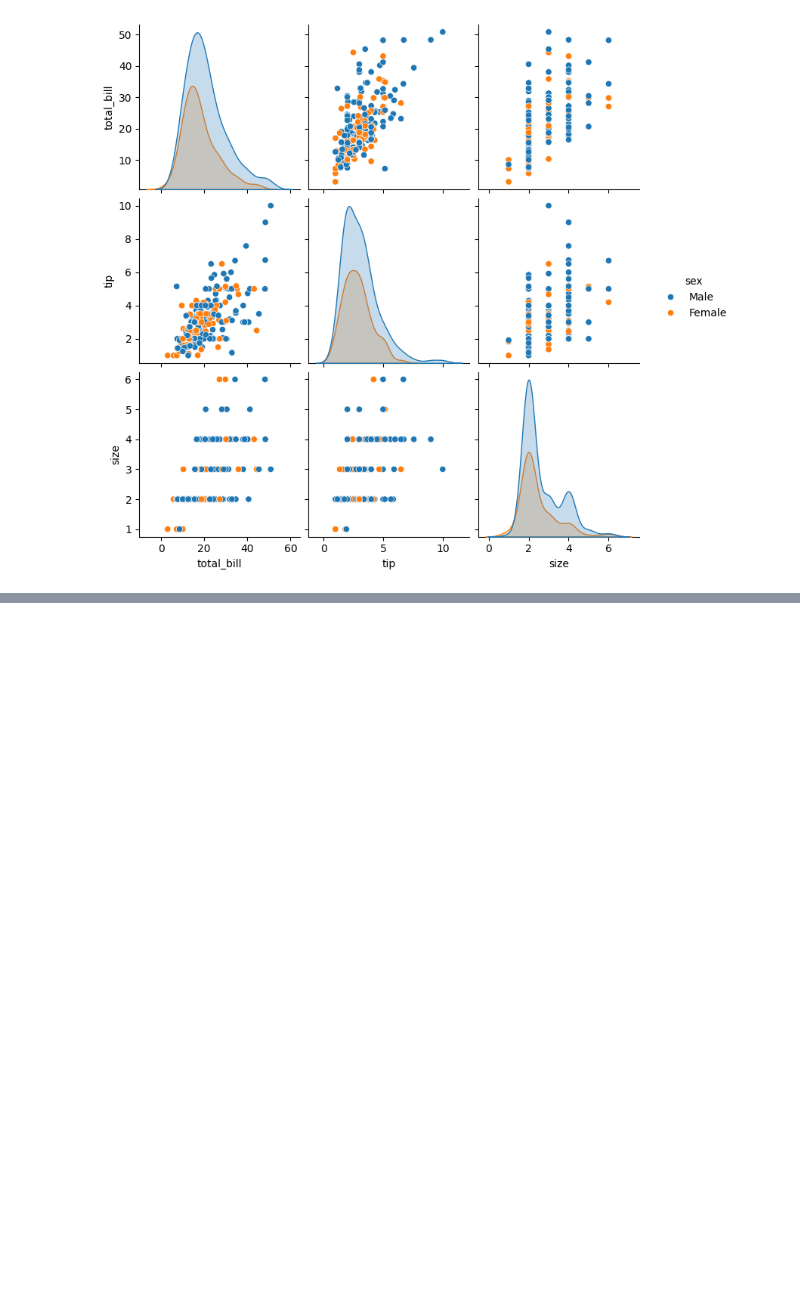
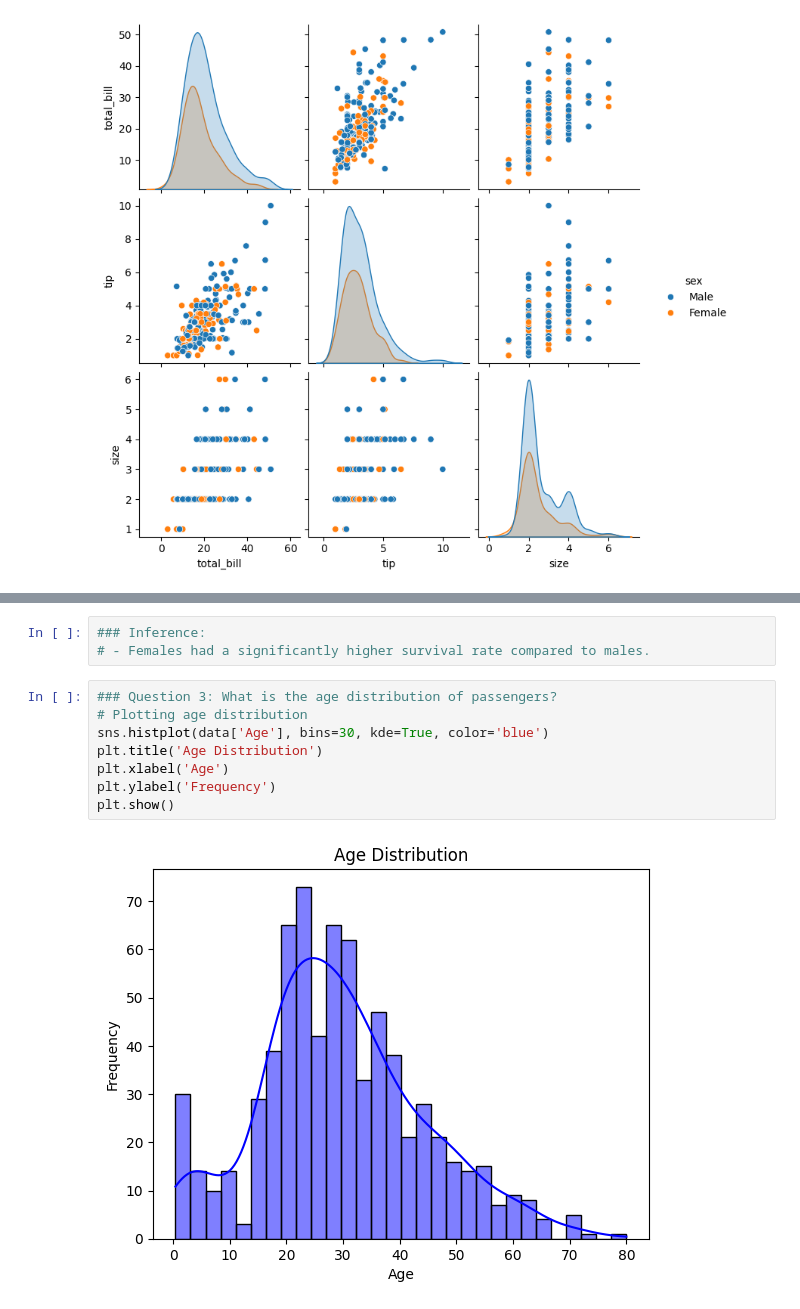
Before and after one commit to Chhaya-cloud/Chatbot, a Jupyter notebook: Visualization_mat_seaborn_latest.ipynb, the cells around one changed output, grey strips where cells are left out. Drawn from its saved outputs; the diff is of its cells as text; blank space fills up the shorter version.

```diff
--- a/Visualization_mat_seaborn_latest.ipynb
+++ b/Visualization_mat_seaborn_latest.ipynb
@@ -362,0 +431,13 @@ plt.show()
+# %%
+### Inference:
+# - Females had a significantly higher survival rate compared to males.
+# %%
+### Question 3: What is the age distribution of passengers?
+# Plotting age distribution
+sns.histplot(data['Age'], bins=30, kde=True, color='blue')
+plt.title('Age Distribution')
+plt.xlabel('Age')
+plt.ylabel('Frequency')
+plt.show()
+# %% [output]
+[figure, added]
```
Also changed, not shown: parts of 37 cells of this notebook.
